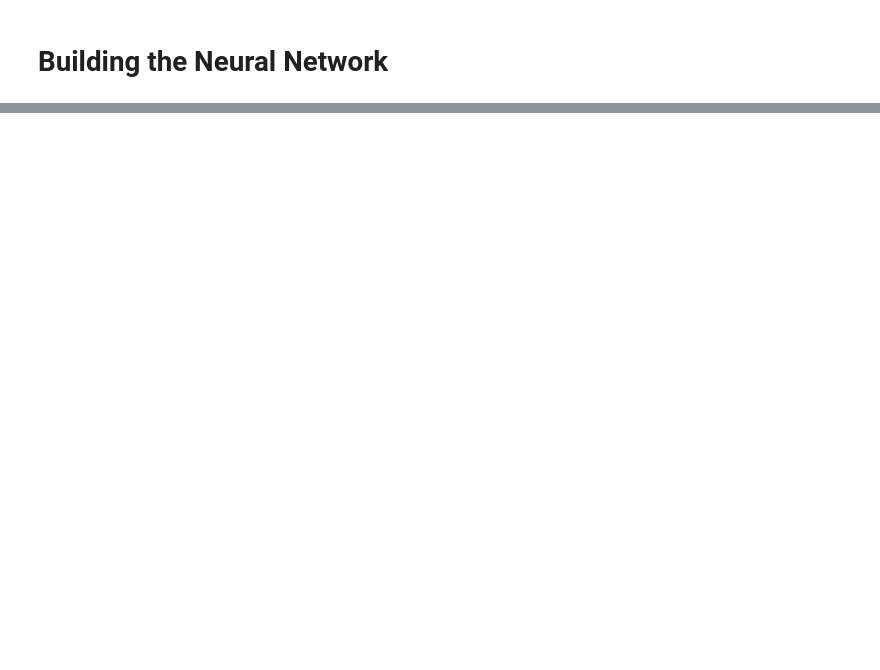
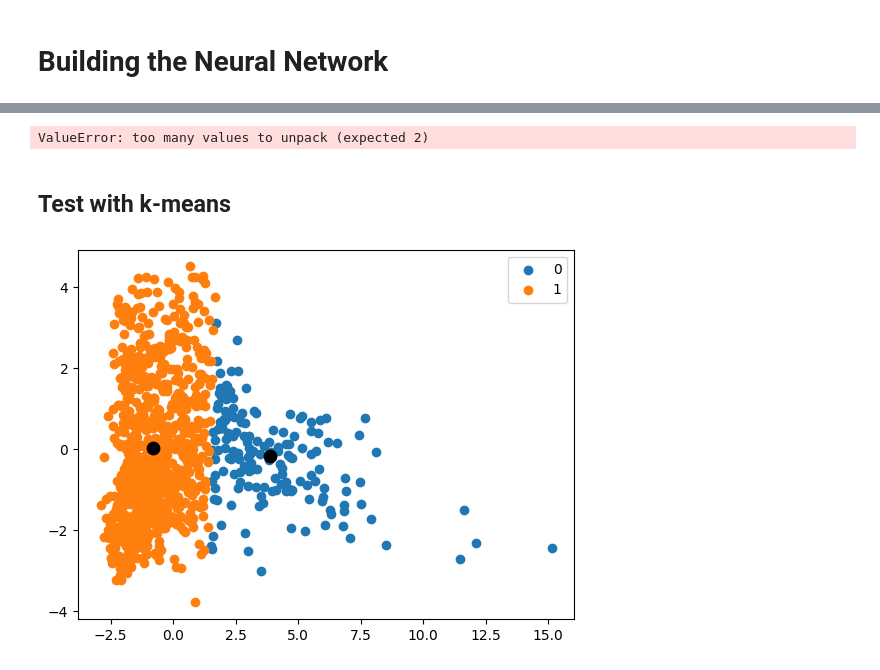
Before and after one commit to kmr6702/Oscars-Predictions-ML-Project, a Jupyter notebook: Code/model2_nn.ipynb, the cells around one changed output, grey strips where cells are left out. Cells and saved outputs as stored; diff of their text form; code cells hidden in the pictures; blank space fills up the shorter version.

```diff
--- a/Code/model2_nn.ipynb
+++ b/Code/model2_nn.ipynb
@@ -73,20 +74,24 @@ X_train, X_val, y_train, y_val = train_test_split(X_train,y_train, test_size=0.2
 # %% [markdown]
 ## 3. Handle Class Imbalance
 # %%
+from collections import Counter
+from imblearn.under_sampling import RandomUnderSampler
 from imblearn.over_sampling import SMOTE
 from sklearn.utils.class_weight import compute_class_weight
 
 # SMOTE (Oversampling)
-classes, counts = np.unique(y_train, return_counts=True)
-print(f"Split before SMOTE: {classes[0]} -> {counts[0]}, {classes[1]} -> {counts[1]}")
-smote = SMOTE(sampling_strategy=2/3, random_state=42)
+print(f"Split before SMOTE: {Counter(y_train)}")
+smote = SMOTE(sampling_strategy=1/3, random_state=42)
 X_train, y_train = smote.fit_resample(X_train, y_train)
+print(f"Split after SMOTE: {Counter(y_train)}")
 
-classes, counts = np.unique(y_train, return_counts=True)
-print(f"Split after SMOTE: {classes[0]} -> {counts[0]}, {classes[1]} -> {counts[1]}")
+# Under Sampling
+rus = RandomUnderSampler(random_state=42)
+X_train, y_train = rus.fit_resample(X_train, y_train)
+print(f"Split after undersampling SMOTE: {Counter(y_train)}")
 
 # Class weights
-class_weights_array = compute_class_weight(class_weight='balanced', classes=classes, y=y_train)
-class_weights_dict = dict(zip(classes, class_weights_array))
-print(f"Class weights: {class_weights_dict}")
+# class_weights_array = compute_class_weight(class_weight='balanced', classes=[0, 1], y=y_train)
+# class_weights_dict = dict(zip(classes, class_weights_array))
+# print(f"Class weights: {class_weights_dict}")
 # %% [output]
@@ -162,0 +252,46 @@ Epoch 20/20
+# %%
+from sklearn.metrics import ConfusionMatrixDisplay, classification_report
+
+test_loss, test_acc = hypermodel.evaluate(test_scaled, y_test, verbose=0)
+print(f"Final test accuracy: {test_acc:.3f}")
+
+test_pred = np.argmax(hypermodel.predict(test_scaled, verbose=0), axis=1)
+print(classification_report(y_test, test_pred, zero_division=0))
+ConfusionMatrixDisplay.from_predictions(
+    y_test, test_pred,
+    xticks_rotation=45, cmap="Blues", values_format="d"
+)
+plt.tight_layout()
+plt.show()
+# %% [output]
+ValueError: too many values to unpack (expected 2)
+# %% [markdown]
+## Test with k-means
+# %%
+from sklearn.cluster import KMeans
+from sklearn.decomposition import PCA
+from sklearn.metrics import adjusted_rand_score
+import matplotlib.pyplot as plt
+
+pca = PCA(n_components=2)
+X_pca = pca.fit_transform(train_scaled)
+
+km = KMeans(n_clusters=2, random_state=42)
+pred = km.fit_predict(X_pca)
+
+labels = km.labels_
+centroids = km.cluster_centers_
+
+#Getting unique labels
+u_labels = np.unique(pred)
+
+#plotting the results:
+for i in u_labels:
+    plt.scatter(X_pca[pred == i , 0] , X_pca[pred == i , 1] , label = i)
+
+centroids = km.cluster_centers_
+plt.scatter(centroids[:,0] , centroids[:,1] , s = 80, color = 'k')
+plt.legend()
+plt.show()
+# %% [output]
+[figure, added]
```
Also changed, not shown: parts of 24 cells of this notebook.
